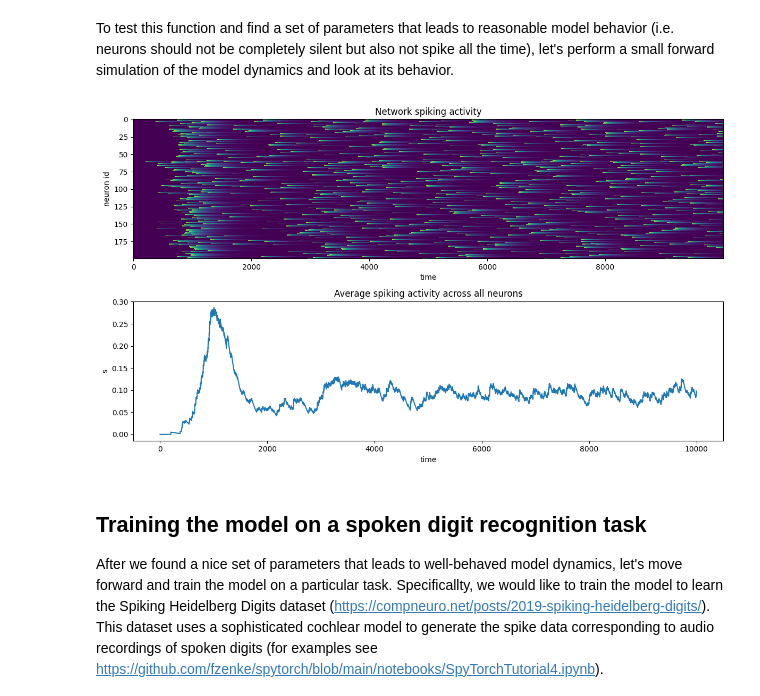
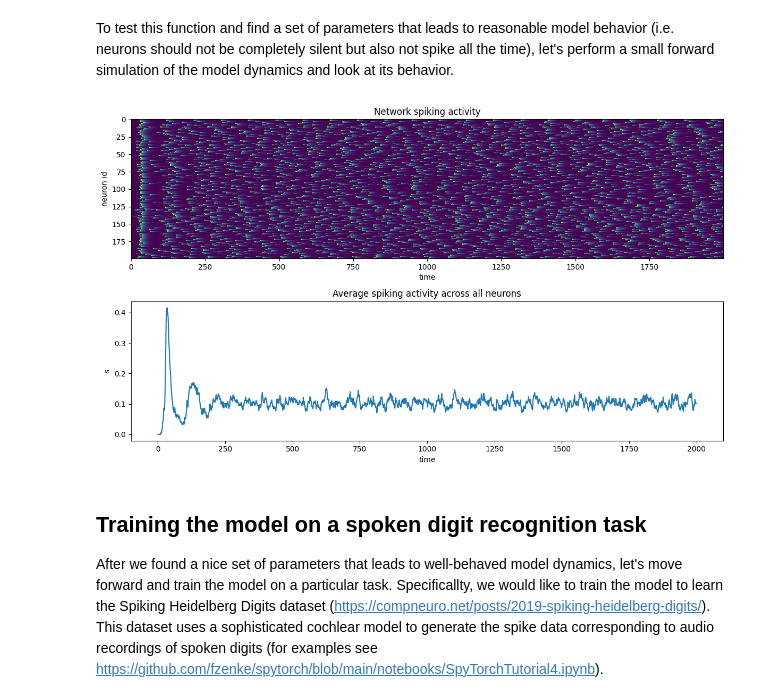
Before and after one commit to Richert/DynamicalSystems, a Jupyter notebook: reservoir_computing/QIF_Spiking_Network_Training.ipynb, the cells around one changed output. Drawn from its saved outputs; the diff is of its cells as text; code cells hidden in the pictures.

Commit message:
new jupyter notebook for training a QIF network on the spoken digit dataset

```diff
--- a/reservoir_computing/QIF_Spiking_Network_Training.ipynb
+++ b/reservoir_computing/QIF_Spiking_Network_Training.ipynb
@@ -138,9 +138,7 @@ The code below implements the right-hand side of the above differential equation
 def snn_rhs(v: pt.Tensor, u: pt.Tensor, s: pt.Tensor, spikes: pt.Tensor, W: pt.Tensor, I_ext: pt.Tensor,
             etas: pt.Tensor, tau: float, tau_u: float, tau_s: float, alpha: float) -> tuple:
 
-    reset = spikes.detach()
-
-    dv = (v**2 + etas + I_ext + W @ s - alpha*u) / tau - 2*reset*v
+    dv = (v**2 + etas + I_ext + W @ s - alpha*u) / tau
     du = -u/tau_u + spikes
     ds = -s/tau_s + spikes
 
@@ -156,9 +154,15 @@ The function below implements Euler integration of the differential equation sys
 # %%
 def snn_integration_step(I_ext: pt.Tensor, v: pt.Tensor, u: pt.Tensor, s: pt.Tensor, dt: float, v_peak: float, W: pt.Tensor, *args) -> tuple:
 
+    # calculate spikes in the network
     spikes = spike_fn(v - v_peak)
+    reset = spikes.detach()
+
+    # calculate right-hand side of the differential equation system
     dv, du, ds = snn_rhs(v, u, s, spikes / dt, W, I_ext, *args)
-    v_new = v + dt * dv
+
+    # perform Euler integration step, including a spike reset of the membrane potential
+    v_new = (v + dt * dv) * (1.0 - 2.0*reset)
     u_new = u + dt * du
     s_new = s + dt * ds
 
@@ -187,15 +191,16 @@ For each of these projections, we will define connectivity matrices.
 # model parameters
 N = 200
 tau = 10e-3
-eta = 0.02
+eta = 0.05
 Delta = 0.01
 tau_u = 100e-3
-alpha = 0.05
+alpha = 0.08
 tau_s = 20e-3
-J = 0.2
+J = 0.1
+v_peak = 1.0
 
 # get a neuron-specific background input
-etas = lorentzian(N, eta=eta, delta=Delta, ub=eta+2.0, lb=eta-2.0)
+etas = lorentzian(N, eta=eta, delta=Delta, ub=eta+1.0, lb=eta-1.0)
 
 # collect all model parameters
 args = (pt.tensor(etas, device=device), tau, tau_u, tau_s, alpha)
@@ -206,15 +211,14 @@ for idx in range(N):
     W[idx, :] *= J/np.sum(W[idx, :])
 W = pt.tensor(W, device=device, requires_grad=True)
 
-# readout layer
+# readout layer (dont change the size)
 n_readout = 20
-W_out = np.random.randn(n_readout, N)
+W_out = np.random.randn(n_readout, N) * J
 W_out = pt.tensor(W_out, device=device, requires_grad=True)
-readout_fn = pt.nn.LogSoftmax(dim=0)
 
-# input layer
+# input layer (dont change the size)
 n_inp = 700
-W_in = np.random.randn(N, n_inp)
+W_in = np.random.randn(N, n_inp) * J
 W_in = pt.tensor(W_in, device=device, requires_grad=True)
 # %% [markdown]
 Forward simulation of the model dynamics
@@ -229,9 +233,9 @@ def snn_run(X: pt.Tensor, step_size: float, dt: float, v_peak: float, *args, **k
     integration_steps = int(step_size/dt)
 
     # initialize network state
-    v = kwargs.pop("v", pt.zeros((N,), device=device))
-    u = kwargs.pop("u", pt.zeros((N,), device=device))
-    s = kwargs.pop("s", pt.zeros((N,), device=device))
+    v = kwargs["v"] if "v" in kwargs else pt.zeros((N,), device=device)
+    u = kwargs["u"] if "u" in kwargs else pt.zeros((N,), device=device)
+    s = kwargs["s"] if "s" in kwargs else pt.zeros((N,), device=device)
 
     readout, s_rec = [], []
     for step in range(n_steps):
@@ -255,32 +259,31 @@ def snn_run(X: pt.Tensor, step_size: float, dt: float, v_peak: float, *args, **k
 To test this function and find a set of parameters that leads to reasonable model behavior (i.e. neurons should not be completely silent but also not spike all the time), let's perform a small forward simulation of the model dynamics and look at its behavior.
 # %%
 # simulation parameters
-T = 1.0
-dt = 1e-4
+T = 2.0
+dt = 1e-3
 steps = int(T/dt)
 inp = pt.zeros((steps, n_inp,), device=device)
-v_peak = 1.0
 
 # simulation
 with pt.no_grad():
-    readout, s_rec, init_state = snn_run(inp, dt, dt, v_peak, *args)
+    readout, s_rec, init_state = snn_run(inp, 2.0*dt, dt, v_peak, *args)
 signal = s_rec.cpu().numpy()
 
 # plotting
 fig, axes = plt.subplots(nrows=2, figsize=(12, 7))
 ax = axes[0]
 ax.imshow(signal.T, aspect="auto", interpolation="none")
 ax.set_title("Network spiking activity")
 ax.set_xlabel("time")
 ax.set_ylabel("neuron id")
 ax = axes[1]
 ax.plot(np.mean(signal, axis=1))
 ax.set_title("Average spiking activity across all neurons")
 ax.set_xlabel("time")
 ax.set_ylabel("s")
 plt.tight_layout()
 # %% [output]
-[figure, old version]
+[figure, new version]
 # %% [markdown]
 Training the model on a spoken digit recognition task
 -----------------------------------------------------------------------
```
Also changed, not shown: parts of 5 cells of this notebook, 1 other file.
